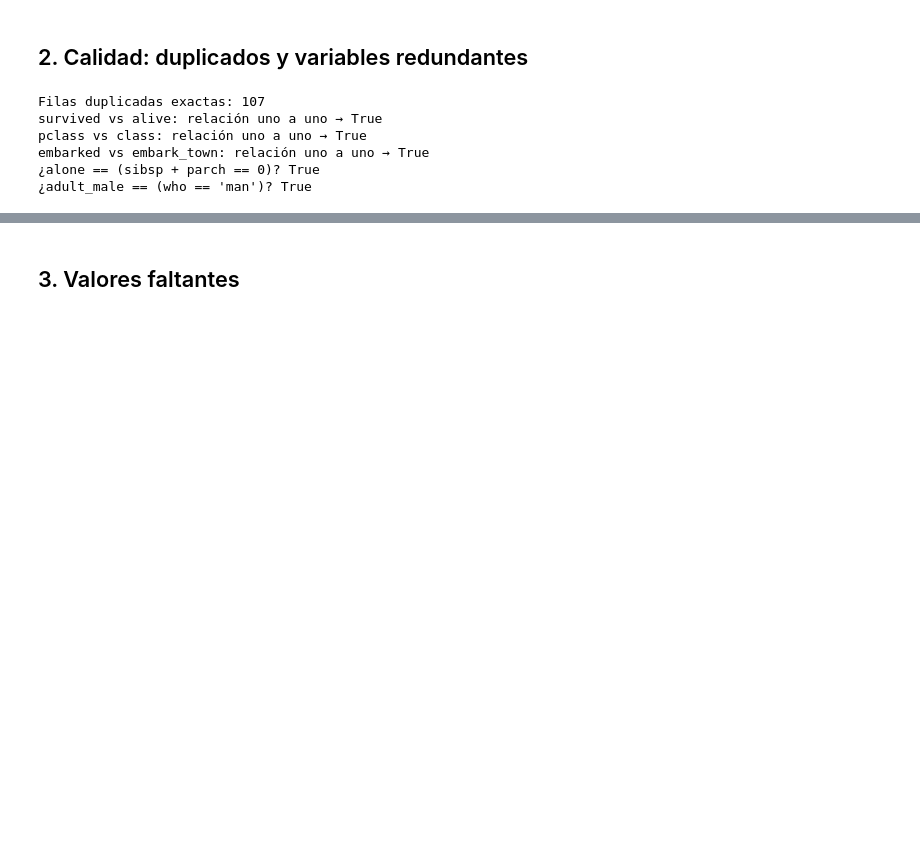
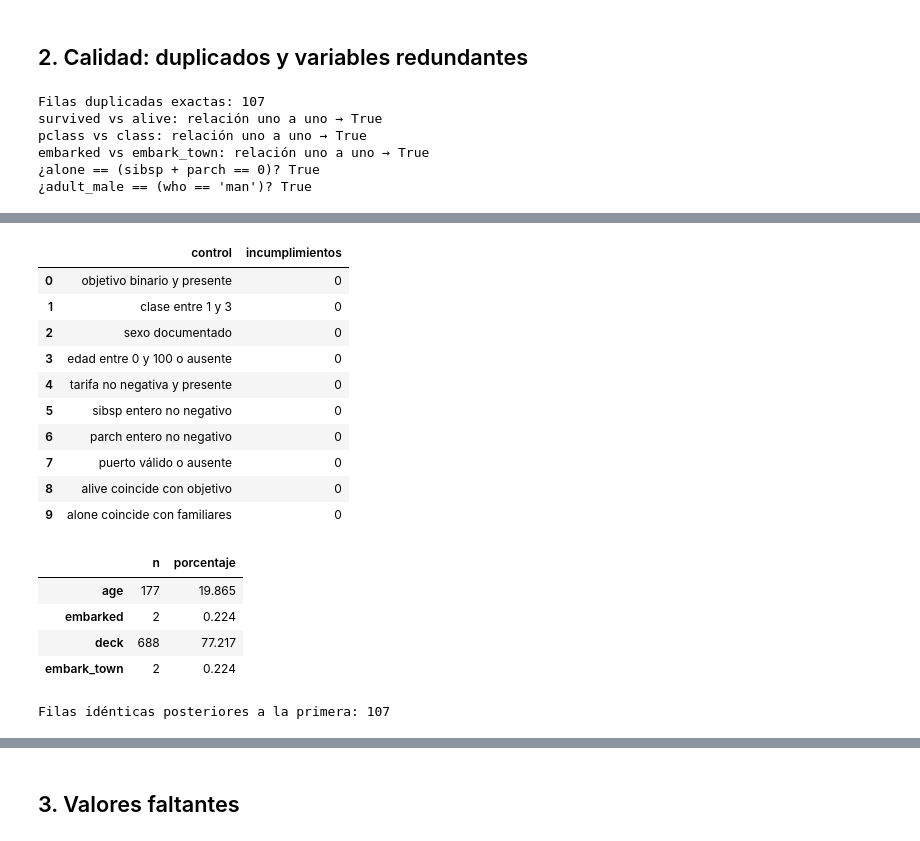
Before and after one commit to dariomontoya0505/proyecto-analisis-datos, a Jupyter notebook: notebooks/02_eda.ipynb, the cells around one changed output, grey strips where cells are left out. Drawn from its saved outputs; the diff is of its cells as text; code cells hidden in the pictures; blank space fills up the shorter version.

```diff
--- a/notebooks/02_eda.ipynb
+++ b/notebooks/02_eda.ipynb
@@ -127,0 +141,41 @@ Además, varias columnas son **redundantes** (codifican la misma información):
+# %%
+reglas = {
+    "objetivo binario y presente": df.survived.isin([0, 1]),
+    "clase entre 1 y 3": df.pclass.isin([1, 2, 3]),
+    "sexo documentado": df.sex.isin(["female", "male"]),
+    "edad entre 0 y 100 o ausente": df.age.isna() | df.age.between(0, 100),
+    "tarifa no negativa y presente": df.fare.ge(0),
+    "sibsp entero no negativo": df.sibsp.ge(0) & df.sibsp.mod(1).eq(0),
+    "parch entero no negativo": df.parch.ge(0) & df.parch.mod(1).eq(0),
+    "puerto válido o ausente": df.embarked.isna() | df.embarked.isin(["C", "Q", "S"]),
+    "alive coincide con objetivo": df.alive.map({"yes": 1, "no": 0}).eq(df.survived),
+    "alone coincide con familiares": df.alone.eq(df.sibsp.add(df.parch).eq(0)),
+}
+calidad = pd.DataFrame([
+    {"control": nombre, "incumplimientos": int((~valido.fillna(False)).sum())}
+    for nombre, valido in reglas.items()
+])
+faltantes = pd.DataFrame({"n": df.isna().sum(), "porcentaje": df.isna().mean()*100})
+calidad.to_csv(OUT / "controles_calidad.csv", index=False)
+faltantes.to_csv(OUT / "faltantes.csv", index_label="variable")
+display(calidad, faltantes.query("n > 0"))
+print("Filas idénticas posteriores a la primera:", df.duplicated().sum())
+assert calidad.incumplimientos.sum() == 0, "Revisar registros antes de continuar."
+# %% [output]
+|  | control | incumplimientos |
+| 0 | objetivo binario y presente | 0 |
+| 1 | clase entre 1 y 3 | 0 |
+| 2 | sexo documentado | 0 |
+| 3 | edad entre 0 y 100 o ausente | 0 |
+| 4 | tarifa no negativa y presente | 0 |
+| 5 | sibsp entero no negativo | 0 |
+| 6 | parch entero no negativo | 0 |
+| 7 | puerto válido o ausente | 0 |
+| 8 | alive coincide con objetivo | 0 |
+| 9 | alone coincide con familiares | 0 |
+|  | n | porcentaje |
+| age | 177 | 19.865 |
+| embarked | 2 | 0.224 |
+| deck | 688 | 77.217 |
+| embark_town | 2 | 0.224 |
+Filas idénticas posteriores a la primera: 107
```
Also changed, not shown: parts of 31 cells of this notebook.
